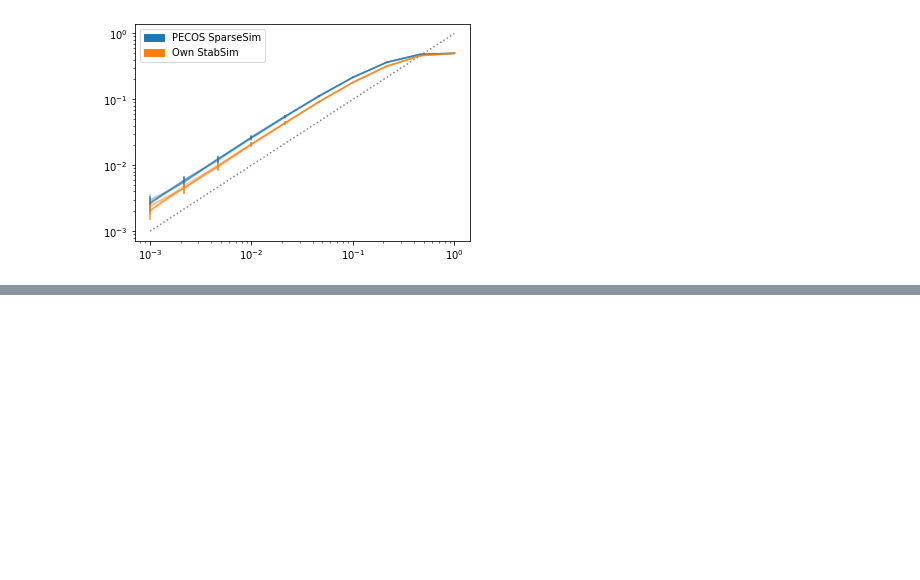
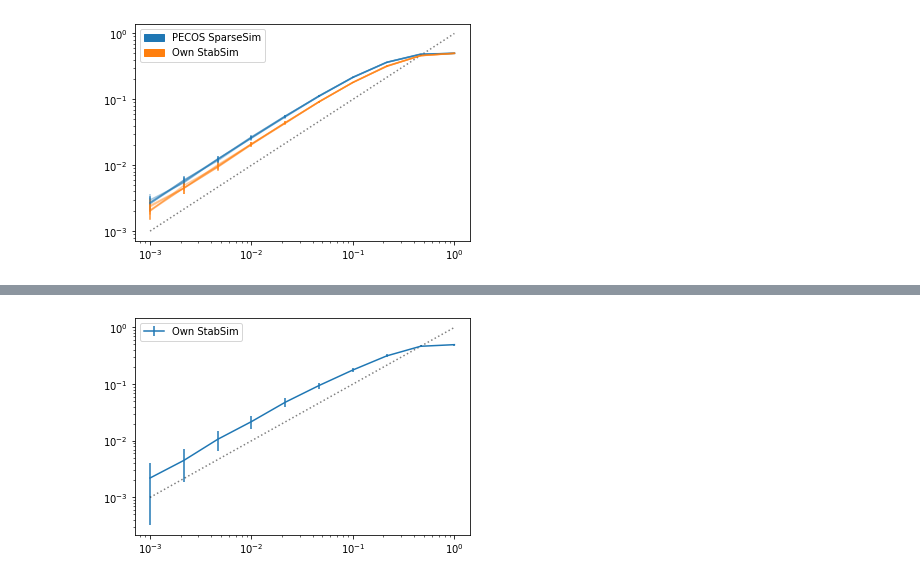
Before and after one commit to dpwinter/failure_rate_samplers, a Jupyter notebook: test.ipynb, the cells around one changed output, grey strips where cells are left out. Saved outputs shown, nothing was run; the diff lists cells and outputs as text; code cells hidden in the pictures; blank space fills up the shorter version.

```diff
--- a/test.ipynb
+++ b/test.ipynb
@@ -285,0 +366,44 @@ Here we can clearly see the difference between our own `StabSim` and PECOS's `Sp
+# %%
+import simulator
+
+class DirectSamplerDiagnostic2(sampler.DirectSampler):
+    def run_circuit(self, sim, circuit, err_circuit):
+        msmts = []
+        for tick_idx, tick in enumerate(circuit):
+            if type(tick) == list:
+                for sub_tick in tick:
+                    res = sim._apply_gate(sub_tick[0], sub_tick[1])
+                    if res:
+                        msmts.append((tick_idx,res))
+            elif type(tick) == tuple:
+                res = sim._apply_gate(tick[0], tick[1])
+                if res:
+                    msmts.append((tick_idx,res))
+
+            if err_circuit:
+                err_tick = err_circuit[tick_idx]
+                if err_tick:
+                    if type(err_tick) == list:
+                        for sub_err_tick in err_tick:
+                            sim._apply_gate(sub_err_tick[0], sub_err_tick[1])
+                    elif type(err_tick) == tuple:
+                        sim._apply_gate(err_tick[0], err_tick[1])
+        return msmts
+
+    def _sample(self, err_gen=None, p_phys=None):
+        sim = simulator.StabSim(self.n_qubits)
+        err_circ = None if err_gen==None else err_gen.generate(self.partitions, p_phys)
+        msmt = self.run_circuit(sim, self.circuit, err_circ)
+        return msmt
+
+ghz[-1] = ('measure', 4)
+ds = DirectSamplerDiagnostic2(ghz, err_dict)
+p_L_stsim, std_stsim = ds.run(n_samples=n_samples, var=calc.Wilson_var)
+
+plt.errorbar(p_phys, p_L_stsim, yerr=std_stsim, label='Own StabSim');
+plt.xscale('log')
+plt.yscale('log')
+plt.plot(p_phys, p_phys, 'k:', alpha=0.5);
+plt.legend();
+# %% [output]
+[figure, added]
```
Also changed, not shown: parts of 8 cells of this notebook, 1 other file.
